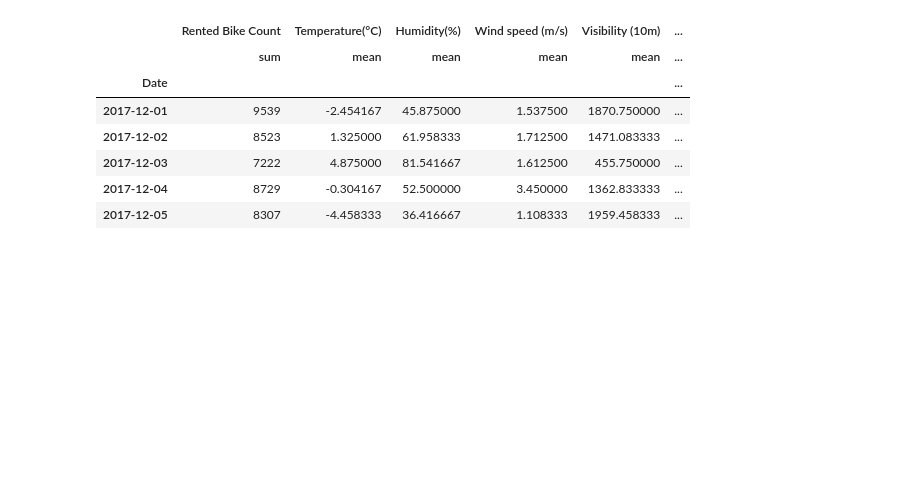
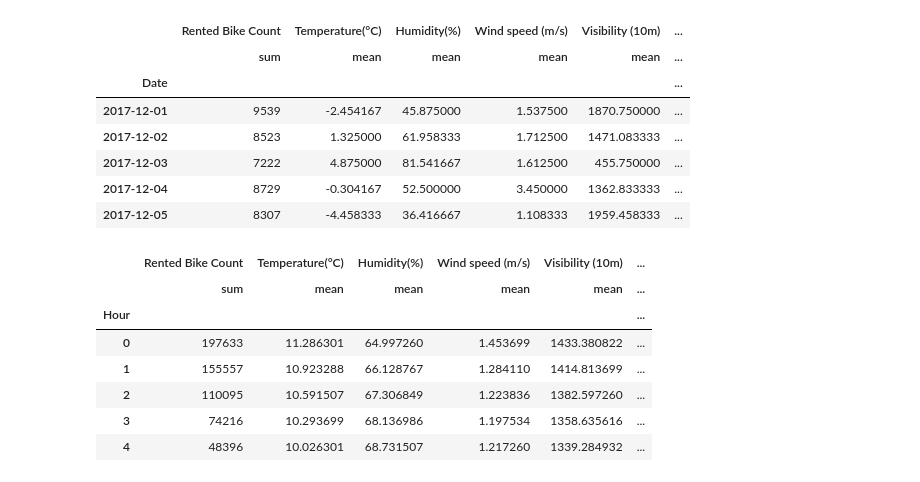
Before and after one commit to Pierre-Portfolio/Seoul-Bike-Sharing, a Jupyter notebook: SeoulBike.ipynb, the cells around one changed output. Cells and saved outputs as stored; diff of their text form; code cells hidden in the pictures; blank space fills up the shorter version.

```diff
--- a/SeoulBike.ipynb
+++ b/SeoulBike.ipynb
@@ -109,3 +118,16 @@ df2.head()
 | 2017-12-03 | 7222 | 4.875000 | 81.541667 | 1.612500 | 455.750000 | ... |
 | 2017-12-04 | 8729 | -0.304167 | 52.500000 | 3.450000 | 1362.833333 | ... |
 | 2017-12-05 | 8307 | -4.458333 | 36.416667 | 1.108333 | 1959.458333 | ... |
+# %%
+#We create sum dataframe for scattler plot
+dfHour = df.groupby('Hour').agg({'Rented Bike Count': ['sum'], 'Temperature(°C)': ['mean'], 'Humidity(%)': ['mean'], 'Wind speed (m/s)': ['mean'], 'Visibility (10m)': ['mean'], 'Dew point temperature(°C)': ['mean'], 'Solar Radiation (MJ/m2)': ['mean'], 'Rainfall(mm)': ['mean'], 'Snowfall (cm)': ['mean'], 'Seasons': ['mean'], 'Holiday': ['mean'], 'Functioning Day': ['mean']})
+dfHour.head()
+# %% [output]
+|  | Rented Bike Count | Temperature(°C) | Humidity(%) | Wind speed (m/s) | Visibility (10m) | ... |
+|  | sum | mean | mean | mean | mean | ... |
+| Hour |  |  |  |  |  | ... |
+| 0 | 197633 | 11.286301 | 64.997260 | 1.453699 | 1433.380822 | ... |
+| 1 | 155557 | 10.923288 | 66.128767 | 1.284110 | 1414.813699 | ... |
+| 2 | 110095 | 10.591507 | 67.306849 | 1.223836 | 1382.597260 | ... |
+| 3 | 74216 | 10.293699 | 68.136986 | 1.197534 | 1358.635616 | ... |
+| 4 | 48396 | 10.026301 | 68.731507 | 1.217260 | 1339.284932 | ... |
```
Also changed, not shown: parts of 12 cells of this notebook.
